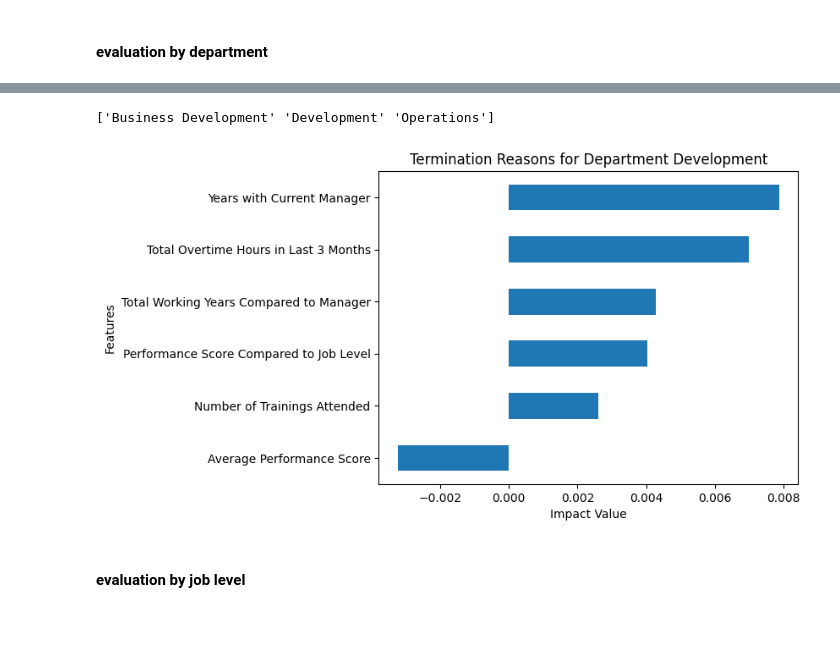
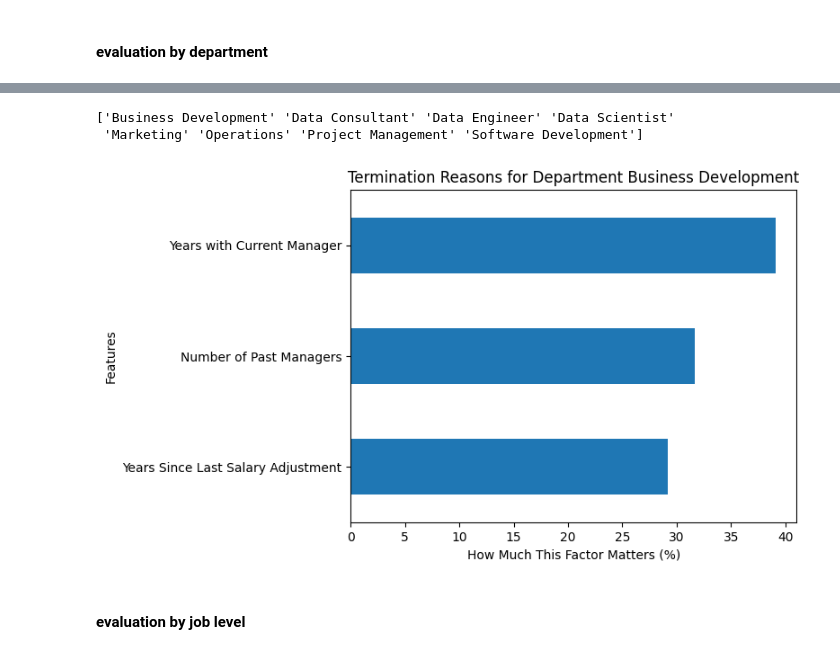
Before and after one commit to datawowio/thai-talent-wow, a Jupyter notebook: predictive_retention/experimental_visualization.ipynb, the cells around one changed output, grey strips where cells are left out. Cells and saved outputs as stored; diff of their text form; code cells hidden in the pictures; blank space fills up the shorter version.

```diff
--- a/predictive_retention/experimental_visualization.ipynb
+++ b/predictive_retention/experimental_visualization.ipynb
@@ -32,7 +37,7 @@ _employee_position_df = _employee_position_df.sort_values(by=['employee_id', 'cr
 _position_df = pd.read_csv(f'../{config.POSITION_DATA}')
 employee_metadata['job_level_name'] = employee_metadata['job_level'].map(config.JOB_LEVEL_MAPPER)
 employee_metadata['position_id'] = employee_metadata['emp_id'].map(_employee_position_df.set_index('employee_id')['position_id'])
-employee_metadata['job_title'] = employee_metadata['position_id'].map(_position_df.set_index('id')['title'])
+employee_metadata['job_title'] = employee_metadata['position_id'].map(_position_df.set_index('id')['name'])
 
 # terminatio emp
 termination_emp = employee_metadata[(employee_metadata['model_predicted_termination'] == True) | (employee_metadata['termination_value'] > 0)]
@@ -226,19 +242,30 @@ termination_reason_by_employee = {}
 for emp_id in termination_shap_emp['emp_id'].unique():
     predicted_termination_probability = termination_shap_emp[termination_shap_emp['emp_id'] == emp_id]['predicted_temination_probability'].values[0]
 
+    # Get SHAP values for this employee
     _emp_shap_t = termination_shap_emp[termination_shap_emp['emp_id'] == emp_id][features]
     _emp_shap_t = _emp_shap_t.T.reset_index()
     _emp_shap_t.columns = ['feature', 'impact_value']
+
+    # Calculate absolute mean threshold and Keep only values above threshold
     abs_mean_shap_value = _emp_shap_t['impact_value'].abs().mean()
     _emp_shap_t = _emp_shap_t[_emp_shap_t['impact_value'].abs() > abs_mean_shap_value]
 
-    _emp_shap_t['feature_name'] = _emp_shap_t['feature'].map(config.FEARURES_MEANING_MAPPER)
-    _emp_shap_t.sort_values(by='impact_value', ascending=False, inplace=True)
+    # Convert to percentage of total absolute impact
+    total_abs_impact = _emp_shap_t['impact_value'].abs().sum()
+    _emp_shap_t['impact_percentage'] = (_emp_shap_t['impact_value'].abs() / total_abs_impact) * 100
+
+    # Map readable names
+    _emp_shap_t['feature_name'] = _emp_shap_t['feature'].map(feature_mapper.FEARURES_MEANING_MAPPER)
+    _emp_shap_t['recommendation_action'] = _emp_shap_t['feature'].map(feature_mapper.FEATURES_ACTION_MAPPER)
+
+    # Sort
+    _emp_shap_t.sort_values(by='impact_percentage', ascending=False, inplace=True)
 
     # write to JSON
     termination_reason_by_employee[str(emp_id)] = {
         'predicted_termination_probability': predicted_termination_probability,
-        'impact_factors': _emp_shap_t[['feature_name', 'impact_value']].to_dict(orient='records')
+        'impact_factors': _emp_shap_t[['feature_name', 'impact_percentage', 'recommendation_action']].to_dict(orient='records')
     }
 
 json_result[json_topic] = termination_reason_by_employee
@@ -403,11 +342,17 @@ for department in department_shap['department_name'].unique():
     _dept_shap_t = department_shap[department_shap['department_name'] == department][features]
     _dept_shap_t = _dept_shap_t.T.reset_index()
     _dept_shap_t.columns = ['feature', 'impact_value']
+
     abs_mean_shap_value = _dept_shap_t['impact_value'].abs().mean()
     _dept_shap_t = _dept_shap_t[_dept_shap_t['impact_value'].abs() > abs_mean_shap_value]
 
-    _dept_shap_t['feature_name'] = _dept_shap_t['feature'].map(config.FEARURES_MEANING_MAPPER)
-    _dept_shap_t.sort_values(by='impact_value', ascending=False, inplace=True)
+    total_abs_impact = _dept_shap_t['impact_value'].abs().sum()
+    _dept_shap_t['impact_percentage'] = (_dept_shap_t['impact_value'].abs() / total_abs_impact) * 100
+
+    _dept_shap_t['feature_name'] = _dept_shap_t['feature'].map(feature_mapper.FEARURES_MEANING_MAPPER)
+    _dept_shap_t['recommendation_action'] = _dept_shap_t['feature'].map(feature_mapper.FEATURES_ACTION_MAPPER)
+
+    _dept_shap_t.sort_values(by='impact_percentage', ascending=False, inplace=True)
     display(_dept_shap_t)
 
     # write to JSON
@@ -415,7 +360,7 @@ for department in department_shap['department_name'].unique():
         'num_emp_left': num_emp_left,
         'num_emp_predicted_to_leave': num_emp_predicted_to_leave,
         'avg_termination_probability': avg_termination_probability,
-        'impact_factors': _dept_shap_t[['feature_name', 'impact_value']].to_dict(orient='records')
+        'impact_factors': _dept_shap_t[['feature_name', 'impact_percentage', 'recommendation_action']].to_dict(orient='records')
     }
 json_result[json_topic] = termination_reason_by_department
 # %% [output]
@@ -441,21 +409,22 @@ json_result[json_topic] = termination_reason_by_department
 # %%
 # try sample plot
 print(department_shap['department_name'].unique())
-sample_department = 'Development'
+sample_department = 'Business Development'
 
 # plot barh for sample department
 _temp = termination_reason_by_department[sample_department]['impact_factors']
 _temp_df = pd.DataFrame(_temp)
-_temp_df.sort_values(by='impact_value', ascending=True).plot(
-    kind='barh', y='impact_value', x='feature_name', legend=False
+_temp_df.sort_values(by='impact_percentage', ascending=True).plot(
+    kind='barh', y='impact_percentage', x='feature_name', legend=False
 )
 plt.title(f'Termination Reasons for Department {sample_department}')
-plt.xlabel('Impact Value')
+plt.xlabel('How Much This Factor Matters (%)')
 plt.ylabel('Features')
 plt.show()
 # %% [output]
-['Business Development' 'Development' 'Operations']
+['Business Development' 'Data Consultant' 'Data Engineer' 'Data Scientist'
+ 'Marketing' 'Operations' 'Project Management' 'Software Development']
-[figure, old version]
+[figure, new version]
 # %% [markdown]
 #### evaluation by job level
 # %%
```
Also changed, not shown: parts of 24 cells of this notebook, 45 other files.
